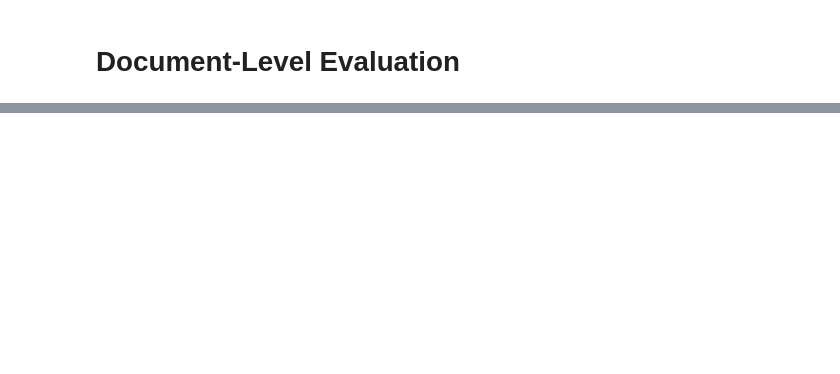
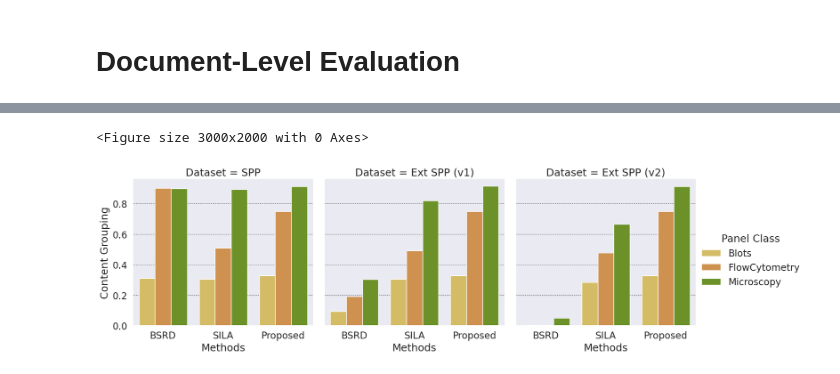
Before and after one commit to phillipecardenuto/upm, a Jupyter notebook: notebooks/RESULTS.ipynb, the cells around one changed output, grey strips where cells are left out. Drawn from its saved outputs; the diff is of its cells as text; code cells hidden in the pictures; blank space fills up the shorter version.

```diff
--- a/notebooks/RESULTS.ipynb
+++ b/notebooks/RESULTS.ipynb
@@ -354,0 +469,20 @@ spp_v2_doc_results
+# %%
+# Plot results by class and method
+# sort alphabetically by class
+df_grouping.replace({'Method': {'Acuna': 'BSRD'}}, inplace=True)
+df_grouping.replace({'Method': {'Ours': 'Proposed'}}, inplace=True)
+df_grouping.replace({'Dataset': {'SPP-v1': 'Ext SPP (v1)'}}, inplace=True)
+df_grouping.replace({'Dataset': {'SPP-v2': 'Ext SPP (v2)'}}, inplace=True)
+
+df_grouping = df_grouping.groupby('Method').apply(lambda x: x.sort_values(by='Panel Class'))
+bsrd = df_grouping[df_grouping['Method'] == 'BSRD']
+sila = df_grouping[df_grouping['Method'] == 'SILA']
+proposed = df_grouping[df_grouping['Method'] == 'Proposed']
+df_grouping = pd.concat([bsrd, sila, proposed])
+df_grouping.reset_index(drop=True, inplace=True)
+
+# Sort method with lambda function first B than S than P
+plot_results(df_grouping, 'grouping', 'Content Grouping')
+# %% [output]
+<Figure size 3000x2000 with 0 Axes>
+[figure, added]
```
Also changed, not shown: parts of 25 cells of this notebook, 19 other files.
